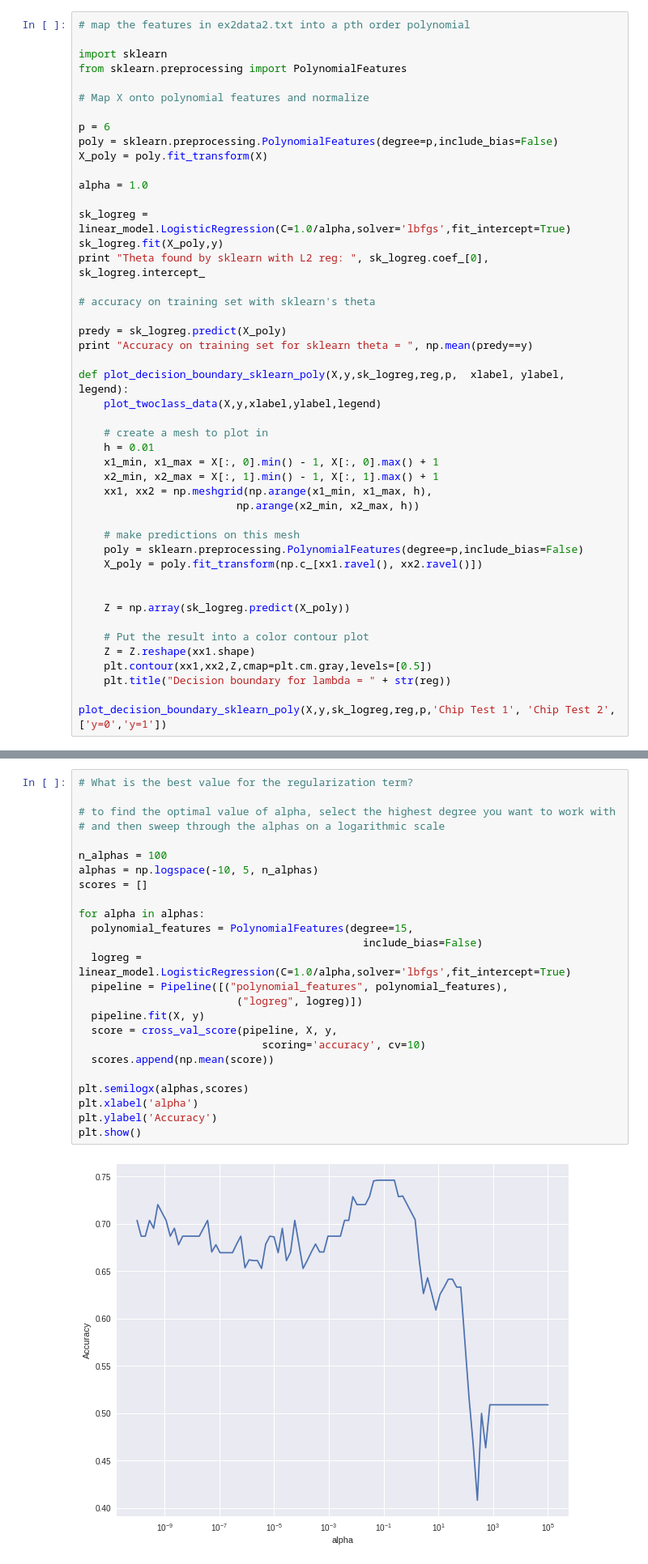
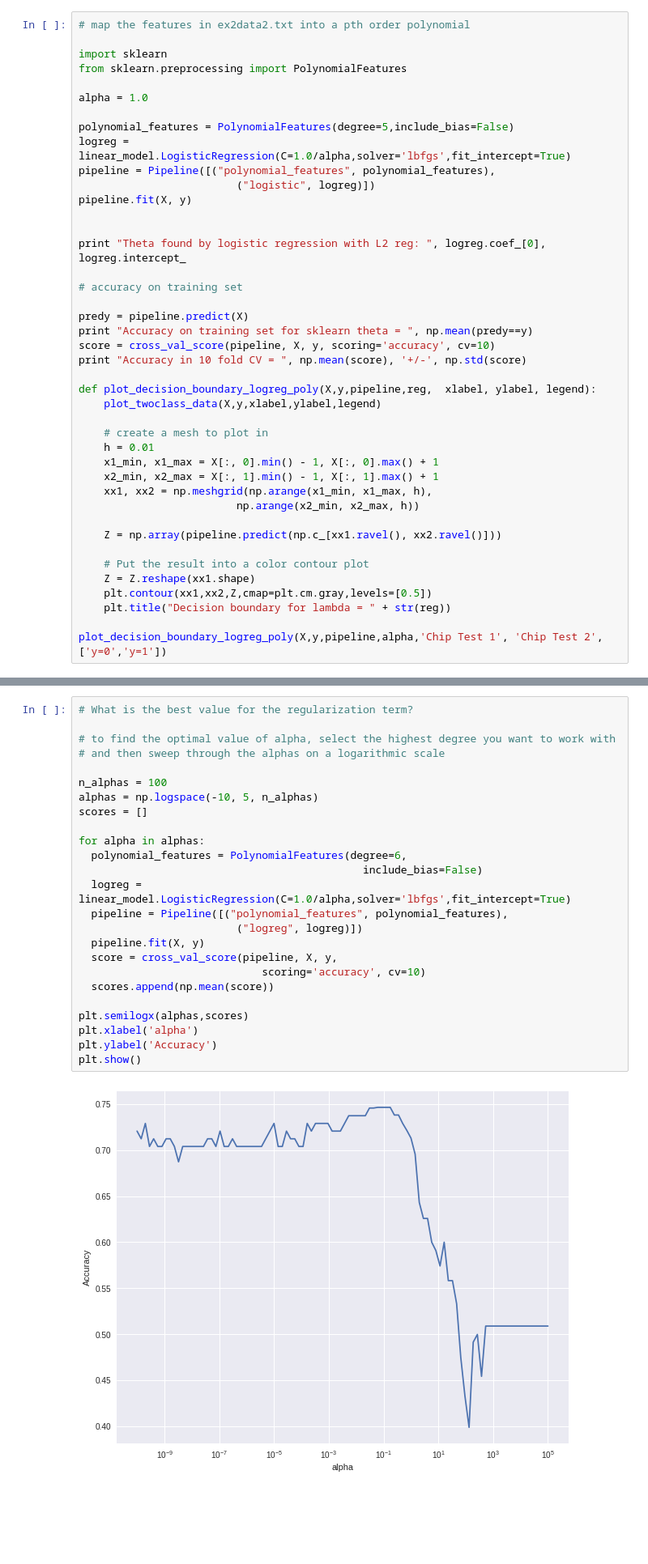
Before and after one commit to lordzero82/MLBootCamp, a Jupyter notebook: lab2_partA.ipynb, the cells around one changed output, grey strips where cells are left out. Shown: that part at 81% size. Drawn from its saved outputs; the diff is of its cells as text; blank space fills up the shorter version.

```diff
--- a/lab2_partA.ipynb
+++ b/lab2_partA.ipynb
@@ -123,24 +120,25 @@ Plotting data with green circle indicating (y=1) examples and red circle indicat
 import sklearn
 from sklearn.preprocessing import PolynomialFeatures
 
-# Map X onto polynomial features and normalize
-
-p = 6
-poly = sklearn.preprocessing.PolynomialFeatures(degree=p,include_bias=False)
-X_poly = poly.fit_transform(X)
-
 alpha = 1.0
 
-sk_logreg = linear_model.LogisticRegression(C=1.0/alpha,solver='lbfgs',fit_intercept=True)
-sk_logreg.fit(X_poly,y)
-print "Theta found by sklearn with L2 reg: ", sk_logreg.coef_[0], sk_logreg.intercept_
+polynomial_features = PolynomialFeatures(degree=5,include_bias=False)
+logreg = linear_model.LogisticRegression(C=1.0/alpha,solver='lbfgs',fit_intercept=True)
+pipeline = Pipeline([("polynomial_features", polynomial_features),
+                         ("logistic", logreg)])
+pipeline.fit(X, y)
 
-# accuracy on training set with sklearn's theta
 
-predy = sk_logreg.predict(X_poly)
+print "Theta found by logistic regression with L2 reg: ", logreg.coef_[0], logreg.intercept_
+
+# accuracy on training set
+
+predy = pipeline.predict(X)
 print "Accuracy on training set for sklearn theta = ", np.mean(predy==y)
+score = cross_val_score(pipeline, X, y, scoring='accuracy', cv=10)
+print "Accuracy in 10 fold CV = ", np.mean(score), '+/-', np.std(score)
 
-def plot_decision_boundary_sklearn_poly(X,y,sk_logreg,reg,p,  xlabel, ylabel, legend):
+def plot_decision_boundary_logreg_poly(X,y,pipeline,reg,  xlabel, ylabel, legend):
     plot_twoclass_data(X,y,xlabel,ylabel,legend)
 
     # create a mesh to plot in
@@ -150,17 +148,12 @@ def plot_decision_boundary_sklearn_poly(X,y,sk_logreg,reg,p,  xlabel, ylabel, le
     xx1, xx2 = np.meshgrid(np.arange(x1_min, x1_max, h),
                          np.arange(x2_min, x2_max, h))
 
-    # make predictions on this mesh
-    poly = sklearn.preprocessing.PolynomialFeatures(degree=p,include_bias=False)
-    X_poly = poly.fit_transform(np.c_[xx1.ravel(), xx2.ravel()])
-
-
-    Z = np.array(sk_logreg.predict(X_poly))
+    Z = np.array(pipeline.predict(np.c_[xx1.ravel(), xx2.ravel()]))
 
     # Put the result into a color contour plot
     Z = Z.reshape(xx1.shape)
     plt.contour(xx1,xx2,Z,cmap=plt.cm.gray,levels=[0.5])
     plt.title("Decision boundary for lambda = " + str(reg))
 
-plot_decision_boundary_sklearn_poly(X,y,sk_logreg,reg,p,'Chip Test 1', 'Chip Test 2',['y=0','y=1'])
+plot_decision_boundary_logreg_poly(X,y,pipeline,alpha,'Chip Test 1', 'Chip Test 2',['y=0','y=1'])
 # %% [output]
@@ -178,27 +173,27 @@ Experiment with various values of the regularization parameter in the cell above
 # %%
 # What is the best value for the regularization term?
 
 # to find the optimal value of alpha, select the highest degree you want to work with
 # and then sweep through the alphas on a logarithmic scale
 
 n_alphas = 100
 alphas = np.logspace(-10, 5, n_alphas)
 scores = []
 
 for alpha in alphas:
-  polynomial_features = PolynomialFeatures(degree=15,
+  polynomial_features = PolynomialFeatures(degree=6,
                                              include_bias=False)
   logreg = linear_model.LogisticRegression(C=1.0/alpha,solver='lbfgs',fit_intercept=True)
   pipeline = Pipeline([("polynomial_features", polynomial_features),
                          ("logreg", logreg)])
   pipeline.fit(X, y)
   score = cross_val_score(pipeline, X, y,
                              scoring='accuracy', cv=10)
   scores.append(np.mean(score))
 
 plt.semilogx(alphas,scores)
 plt.xlabel('alpha')
 plt.ylabel('Accuracy')
 plt.show()
 # %% [output]
-[figure, old version]
+[figure, new version]
```
Also changed, not shown: parts of 25 cells of this notebook.
